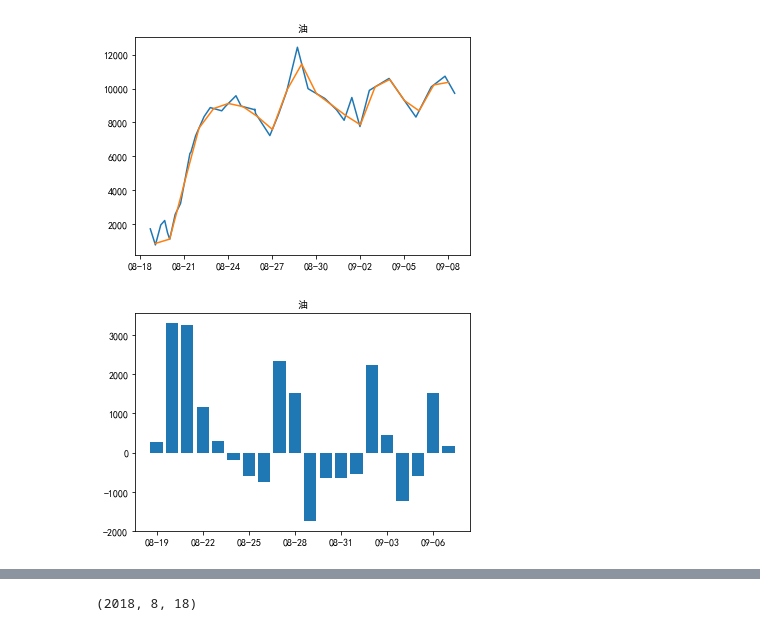
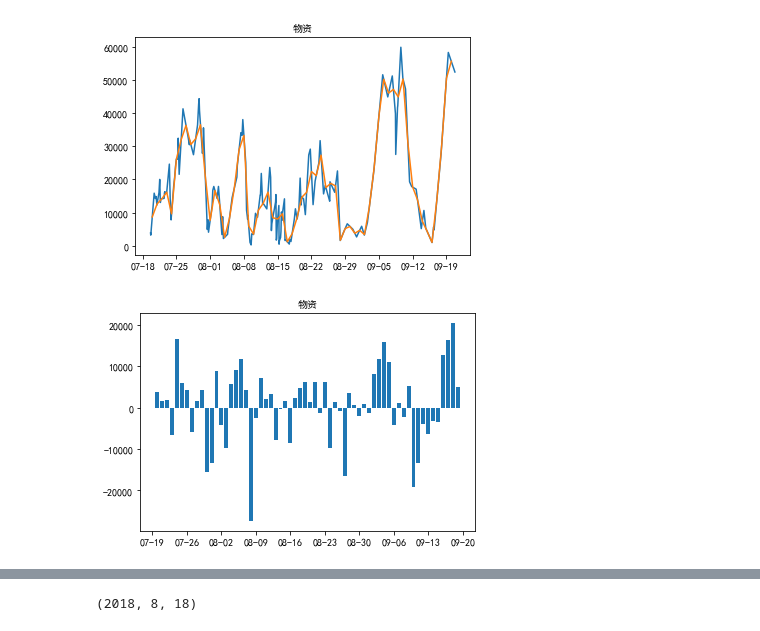
Before and after one commit to AutumnSun1996/GameTools, a Jupyter notebook: 碧蓝航线/Calculate.ipynb, the cells around one changed output, grey strips where cells are left out. Cells and saved outputs as stored; diff of their text form; code cells hidden in the pictures.

```diff
--- a/碧蓝航线/Calculate.ipynb
+++ b/碧蓝航线/Calculate.ipynb
@@ -107,7 +107,8 @@ def plot_history(item_id=0):
     for item in items:
         now = get_date_time(item)
         count = re.search(r"%s ?(\d+(\+\d+)?)" % check, item)
-        if count and now and now > first_day:
+        if count and now:
+#         if count and now and now > first_day:
             count = eval(count.group(1))
             xs.append(now)
             ys.append(count)
@@ -129,10 +130,10 @@ def plot_history(item_id=0):
 
     return xs, ys
 # %%
-xs, ys = plot_history(1);
+xs, ys = plot_history(2);
 # %% [output]
-[figure, old version]
+[figure, new version]
-[figure, old version]
+[figure, new version]
 # %%
 items = re.sub("[\r\n]{2,}", "\n\n", content).split("\n\n")
 for item in reversed(items):
```
Also changed, not shown: parts of 2 cells of this notebook, 2 other files.
